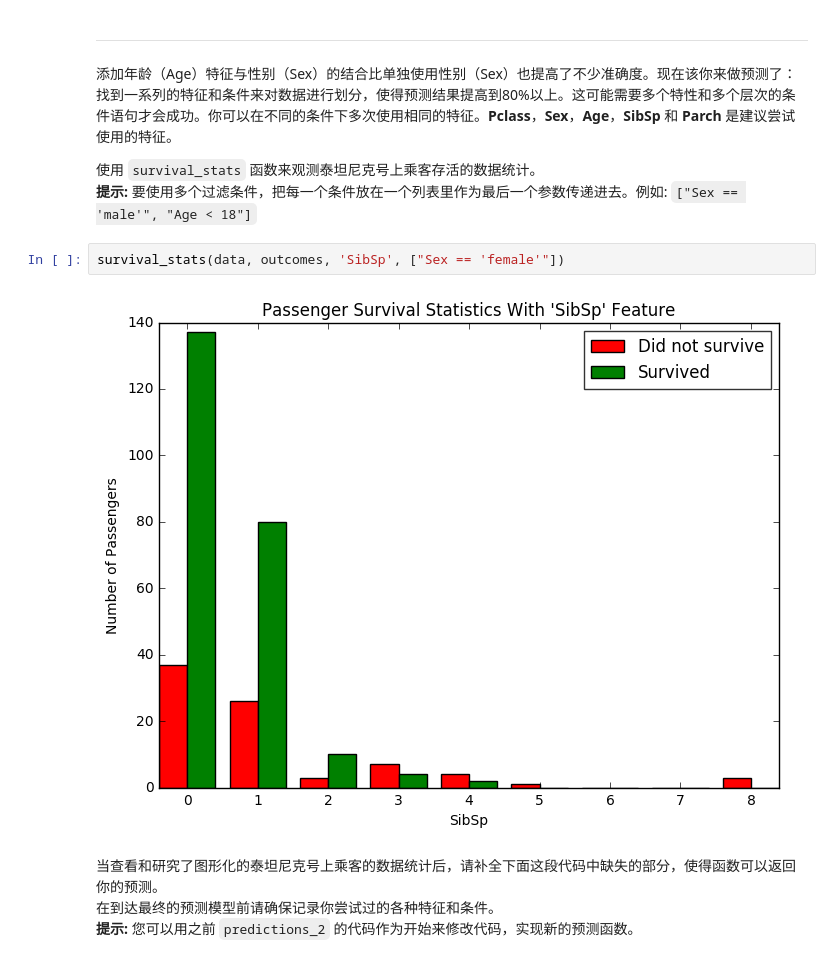
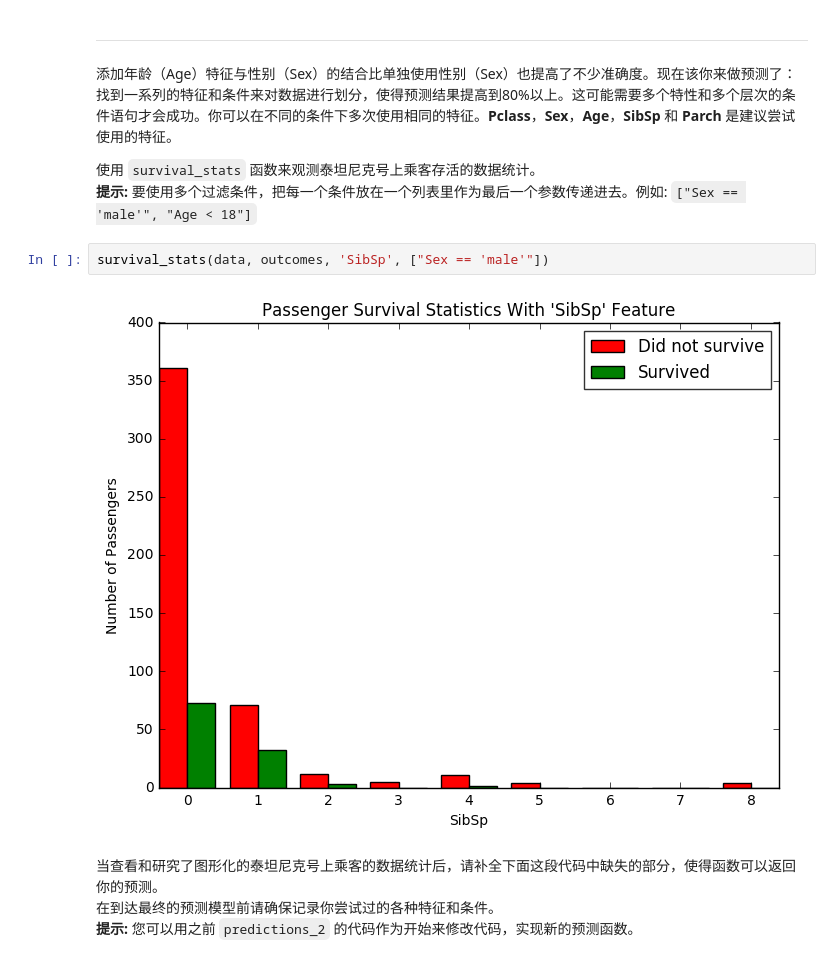
Before and after one commit to Linghui/machine-learning, a Jupyter notebook: titanic_survival_exploration.ipynb, the cells around one changed output. Saved outputs shown, nothing was run; the diff lists cells and outputs as text.

```diff
--- a/titanic_survival_exploration.ipynb
+++ b/titanic_survival_exploration.ipynb
@@ -267,9 +267,9 @@ Predictions have an accuracy of 79.24%.
 使用 `survival_stats` 函数来观测泰坦尼克号上乘客存活的数据统计。
 **提示:** 要使用多个过滤条件，把每一个条件放在一个列表里作为最后一个参数传递进去。例如: `["Sex == 'male'", "Age < 18"]`
 # %%
-survival_stats(data, outcomes, 'SibSp', ["Sex == 'female'"])
+survival_stats(data, outcomes, 'SibSp', ["Sex == 'male'"])
 # %% [output]
-[figure, old version]
+[figure, new version]
 # %% [markdown]
 当查看和研究了图形化的泰坦尼克号上乘客的数据统计后，请补全下面这段代码中缺失的部分，使得函数可以返回你的预测。
 在到达最终的预测模型前请确保记录你尝试过的各种特征和条件。
```
Also changed, not shown: parts of 5 cells of this notebook, 1 other file.
